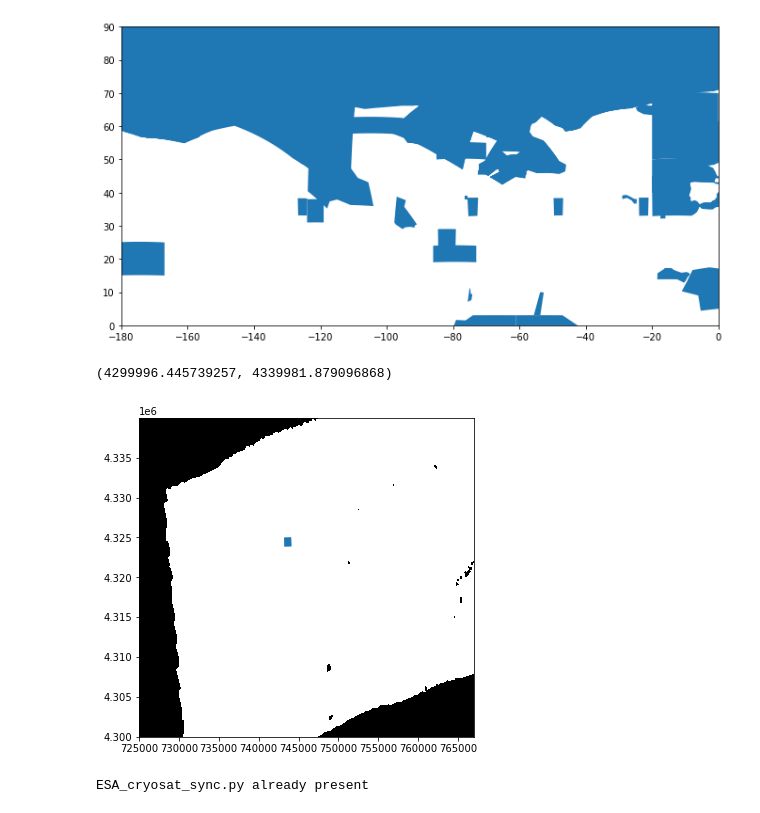
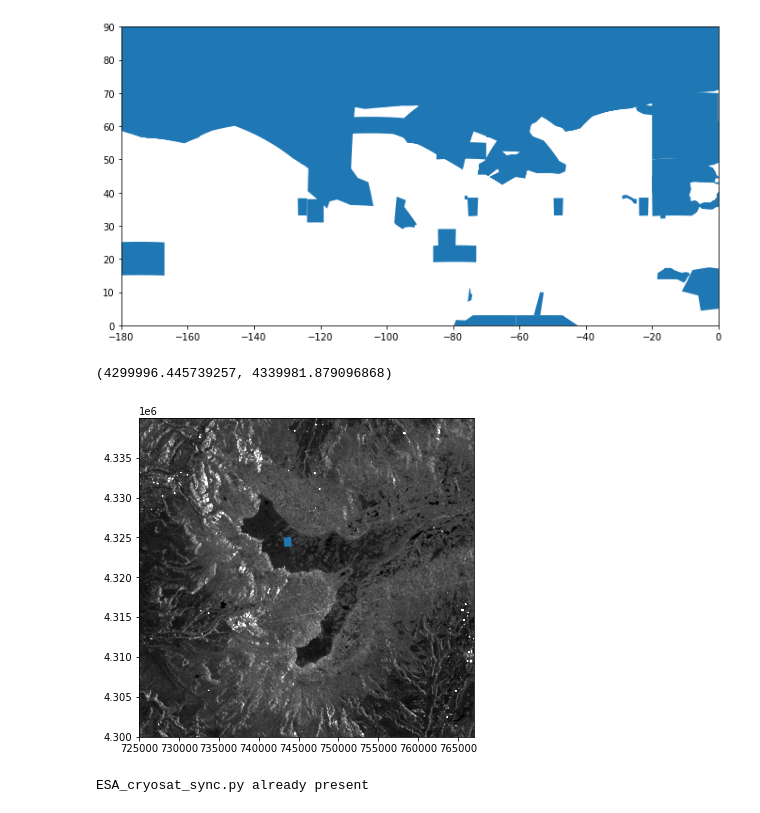
Before and after one commit to snowex-hackweek/integration_station, a Jupyter notebook: snowflow/snowflow.ipynb, the cells around one changed output. Drawn from its saved outputs; the diff is of its cells as text; code cells hidden in the pictures.

Commit message:
small change in one plot

```diff
--- a/snowflow/snowflow.ipynb
+++ b/snowflow/snowflow.ipynb
@@ -281,13 +281,13 @@ interUTM = inter.to_crs('EPSG:32612')
 # %%
 # Plot the interection between the SnowEx site and where CS2 dta exist
 f1,a1=plt.subplots(figsize=(6,6))
-a1.imshow(np.array(da)[::-1,:], origin='lower', extent=SAR_extent, cmap='gray', clim=[0, 0.5])
+a1.imshow(np.array(daSen)[::-1,:], origin='lower', extent=SAR_extent, cmap='gray', clim=[0, 0.5])
 interUTM.plot(ax=a1)
 a1.set_xlim(mm[0],mm[1])
 a1.set_ylim(mm[2],mm[3])
 # %% [output]
 (4299996.445739257, 4339981.879096868)
-[figure, old version]
+[figure, new version]
 # %%
 ### We are going to use Tyler Sutterly's esa_cryosat_sync script to download the data from whereever CS2 is hosted
 
```
